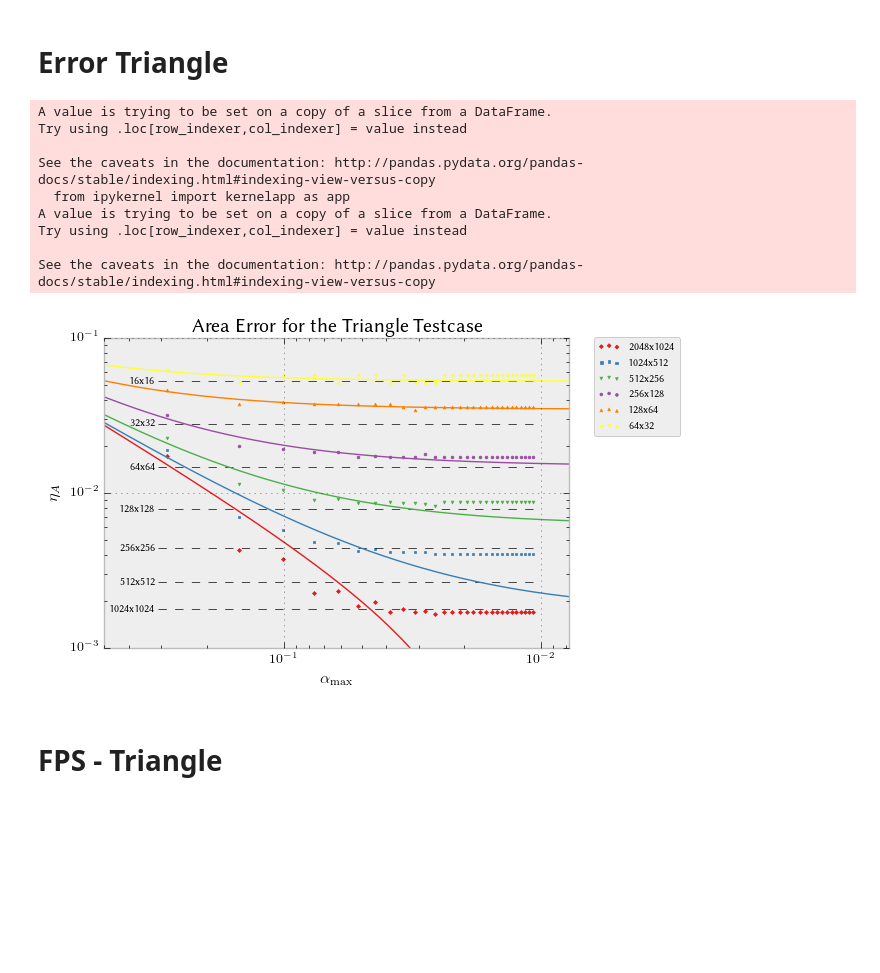
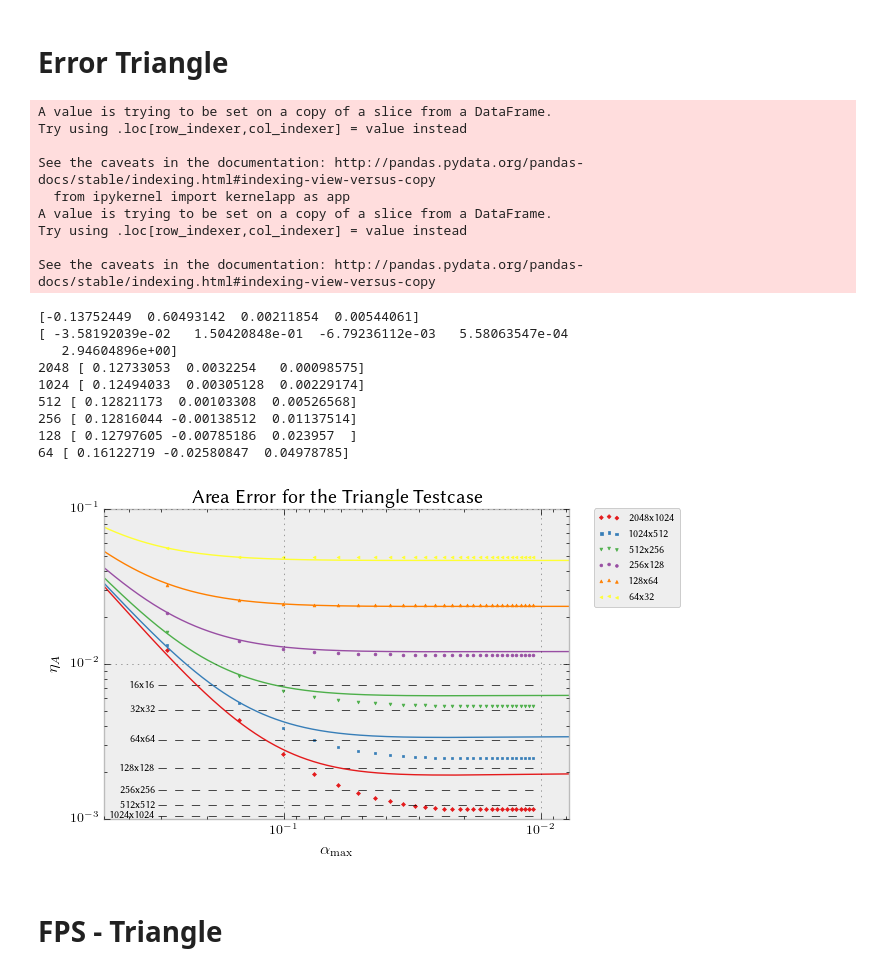
Before and after one commit to mtfranzen/quavis-benchmark, a Jupyter notebook: scripts/util/plots.ipynb, the cells around one changed output. Drawn from its saved outputs; the diff is of its cells as text; code cells hidden in the pictures; blank space fills up the shorter version.

Commit message:
Updated plots.

```diff
--- a/scripts/util/plots.ipynb
+++ b/scripts/util/plots.ipynb
@@ -179,7 +208,7 @@ See the caveats in the documentation: http://pandas.pydata.org/pandas-docs/stabl
 # FPS - Octahedron
 # %%
 df2 = dfo
-df2["DIFF"] = np.abs(df["ACTUAL_RESULT"] - df["EXPECTED_RESULT"])
+df2["DIFF"] = np.abs(df2["ACTUAL_RESULT"] - df2["EXPECTED_RESULT"])
 df2 = df2[df2["MAPPING"] == "SPHERICAL"]
 df2 = df2[df2["FUNCTION"] == "volume"]
 df2 = df2[df2["GEOM_OFF?"] == 0]
@@ -237,7 +266,7 @@ See the caveats in the documentation: http://pandas.pydata.org/pandas-docs/stabl
 # Error Triangle
 # %%
 df2 = dft
-df2["DIFF"] = np.abs(df["ACTUAL_RESULT"] - df["EXPECTED_RESULT"])
+df2["DIFF"] = np.abs(df2["ACTUAL_RESULT"] - df2["EXPECTED_RESULT"])
 df2 = df2[df2["MAPPING"] == "SPHERICAL"]
 df2 = df2[df2["FUNCTION"] == "spherical_area"]
 df2 = df2[df2["GEOM_OFF?"] == 0]
@@ -260,6 +289,29 @@ widths = df2["WIDTH"].unique()
 markers = [marker_selection[i] for i in range(len(widths))]
 colors = [color_selection[i] for i in range(len(widths))]
 
+df2 = df2[df2["WIDTH"] >= 64]
+X = df2[df2["ALPHA"] > 0.025]["ALPHA"].values
+XW = df2[df2["ALPHA"] > 0.025]["WIDTH"].values
+Y = df2[df2["ALPHA"] > 0.025]["ERROR"].values
+XWY=zip(X,XW,Y)
+
+def gk(z,x,w):
+    return z[0]*x**3 + z[1]*x**2 + z[2]*x + z[3] + z[4]/w
+
+def g(z):
+    total_error = 0
+    for x,w,y in XWY:
+        result = gk(z,x,w)
+        error = abs(result - y)**2
+        total_error += error
+    return np.sqrt(total_error)/float(len(XWY))
+
+x0 = [1,1,1,1,1]
+z1 = opt.minimize(g, x0)
+
+print z0
+print z1.x
+
 for width, color, marker in zip(widths, colors, markers):
     if width <= 32:
         continue
@@ -271,36 +323,46 @@ for width, color, marker in zip(widths, colors, markers):
     mx = df3.loc[rmin]["ALPHA"]
     my = df3.loc[rmin]["ERROR"]
     #ax.text(mx, my+2.0**((np.log2(my)-3)), "{0}x{1}".format(width, width/2), fontsize=8)
 
     df4 = df3[df3["ALPHA"] > 0.025]
     X = df4["ALPHA"].values
     Y = df4["ERROR"].values
     l = np.linspace(2**-7, 2**-1, 1000)
-    z = np.polyfit(X, Y, 1)
+    z = np.polyfit(X, Y, 2)
     p = np.poly1d(z)
-    plt.plot(l,p(l),color=color,linewidth=1)
+    print width, z
+    plt.plot(l,[gk(z1.x,x,width) for x in l],color=color,linewidth=1)
 
 ax.set_xscale('log', basex=10)
 ax.set_yscale('log', basey=10)
 ly=ax.set_ylabel(r"$\eta_A$")
 lx=ax.set_xlabel(r"$\alpha_\mathrm{max}$")
 ax.set_title(r'Area Error for the Triangle Testcase ')
 ax.set_xlim((2**-7,2**-1))
 ax.set_ylim((10**-3,10**-1))
 lg=ax.legend(fontsize=8, bbox_to_anchor=(1.25,1.02))
 ax.invert_xaxis()
 f.savefig("plots/area_error_triangle.pdf", bbox_extra_artists=(lg,lx,ly), bbox_inches='tight')
 # %% [output]
 A value is trying to be set on a copy of a slice from a DataFrame.
 Try using .loc[row_indexer,col_indexer] = value instead
 
 See the caveats in the documentation: http://pandas.pydata.org/pandas-docs/stable/indexing.html#indexing-view-versus-copy
   from ipykernel import kernelapp as app
 A value is trying to be set on a copy of a slice from a DataFrame.
 Try using .loc[row_indexer,col_indexer] = value instead
 
 See the caveats in the documentation: http://pandas.pydata.org/pandas-docs/stable/indexing.html#indexing-view-versus-copy
+[-0.13752449  0.60493142  0.00211854  0.00544061]
+[ -3.58192039e-02   1.50420848e-01  -6.79236112e-03   5.58063547e-04
+   2.94604896e+00]
+2048 [ 0.12733053  0.0032254   0.00098575]
+1024 [ 0.12494033  0.00305128  0.00229174]
+512 [ 0.12821173  0.00103308  0.00526568]
+256 [ 0.12816044 -0.00138512  0.01137514]
+128 [ 0.12797605 -0.00785186  0.023957  ]
+64 [ 0.16122719 -0.02580847  0.04978785]
-[figure, old version]
+[figure, new version]
 # %% [markdown]
 # FPS - Triangle
 # %%
```
Also changed, not shown: parts of 4 cells of this notebook, 6 other files.
